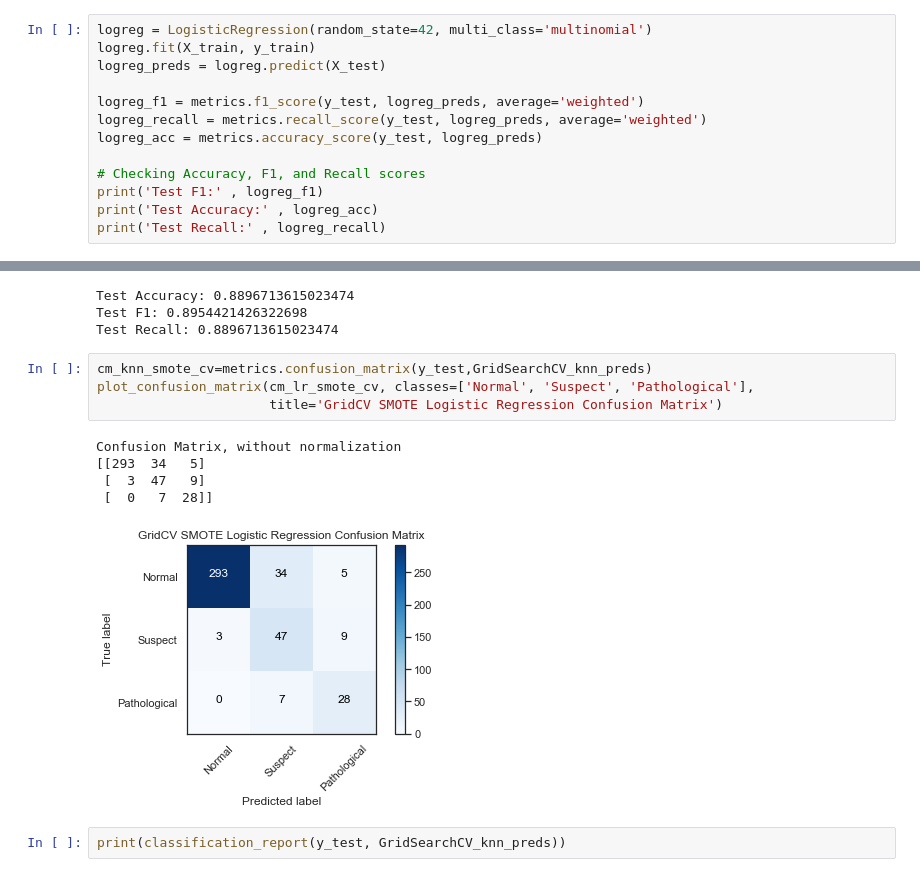
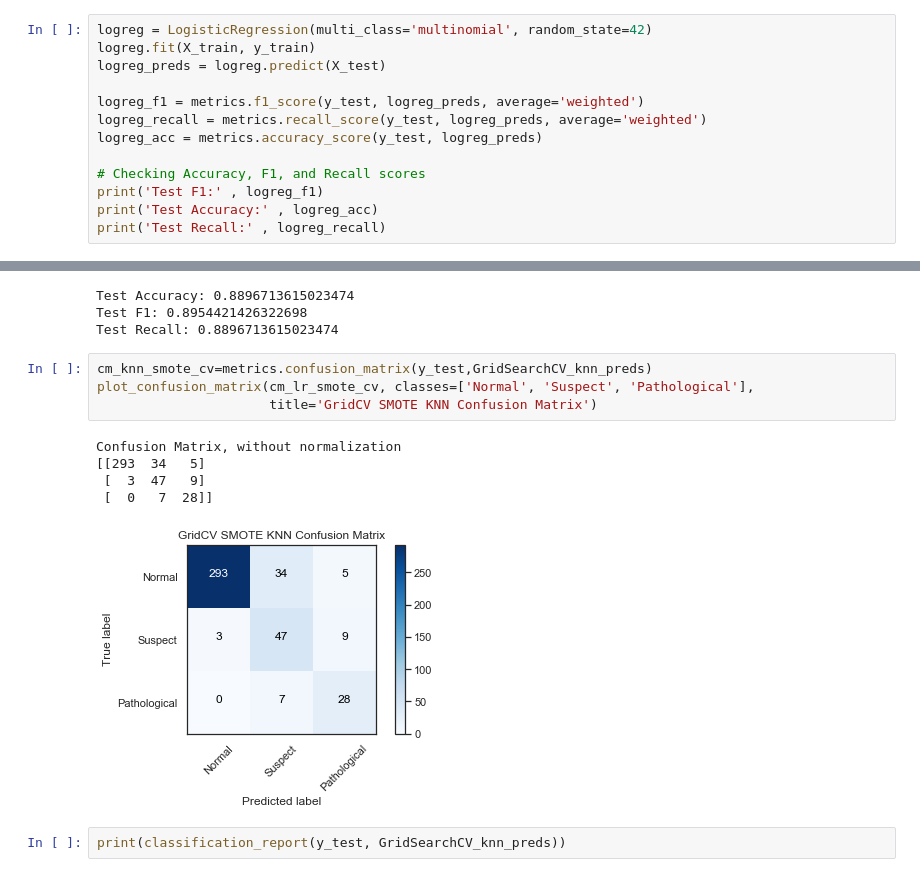
Before and after one commit to JVasquez5/IBM-Machine-Learning-Professional-Certificate, a Jupyter notebook: Module_3/fetal_health.ipynb, the cells around one changed output, grey strips where cells are left out. Cells and saved outputs as stored; diff of their text form.

Commit message:
Model: Add Random Forest model. Doc: Rename several Confusion Matrix to accurate name.

```diff
--- a/Module_3/fetal_health.ipynb
+++ b/Module_3/fetal_health.ipynb
@@ -241,7 +243,7 @@ def plot_confusion_matrix(cm, classes,
 # %% [markdown]
 ### Logistic Regression
 # %%
-logreg = LogisticRegression(random_state=42, multi_class='multinomial')
+logreg = LogisticRegression(multi_class='multinomial', random_state=42)
 logreg.fit(X_train, y_train)
 logreg_preds = logreg.predict(X_test)
 
@@ -507,13 +511,13 @@ Test Recall: 0.8896713615023474
 # %%
 cm_knn_smote_cv=metrics.confusion_matrix(y_test,GridSearchCV_knn_preds)
 plot_confusion_matrix(cm_lr_smote_cv, classes=['Normal', 'Suspect', 'Pathological'],
-                      title='GridCV SMOTE Logistic Regression Confusion Matrix')
+                      title='GridCV SMOTE KNN Confusion Matrix')
 # %% [output]
 Confusion Matrix, without normalization
 [[293  34   5]
  [  3  47   9]
  [  0   7  28]]
-[figure, old version]
+[figure, new version]
 # %%
 print(classification_report(y_test, GridSearchCV_knn_preds))
 # %% [output]
```
Also changed, not shown: parts of 14 cells of this notebook.
